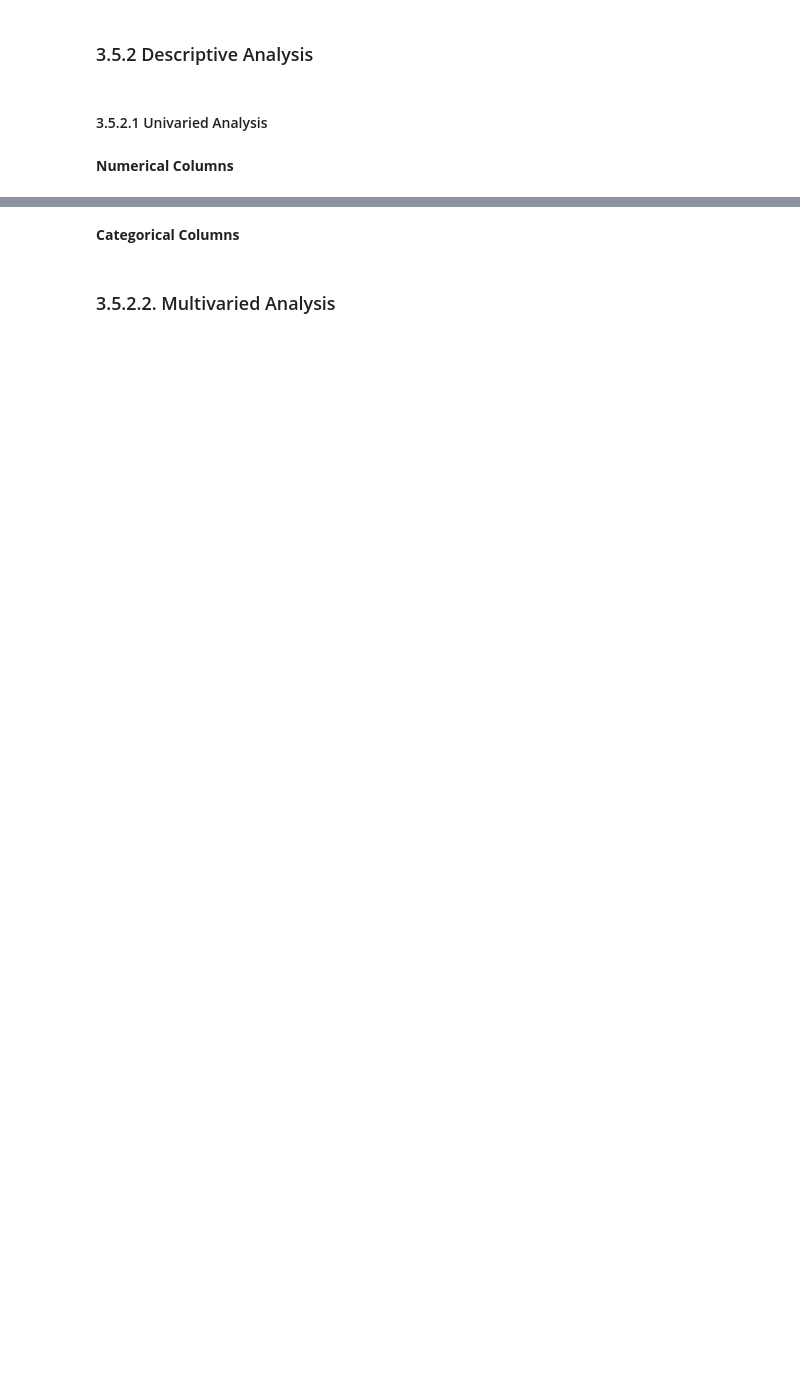
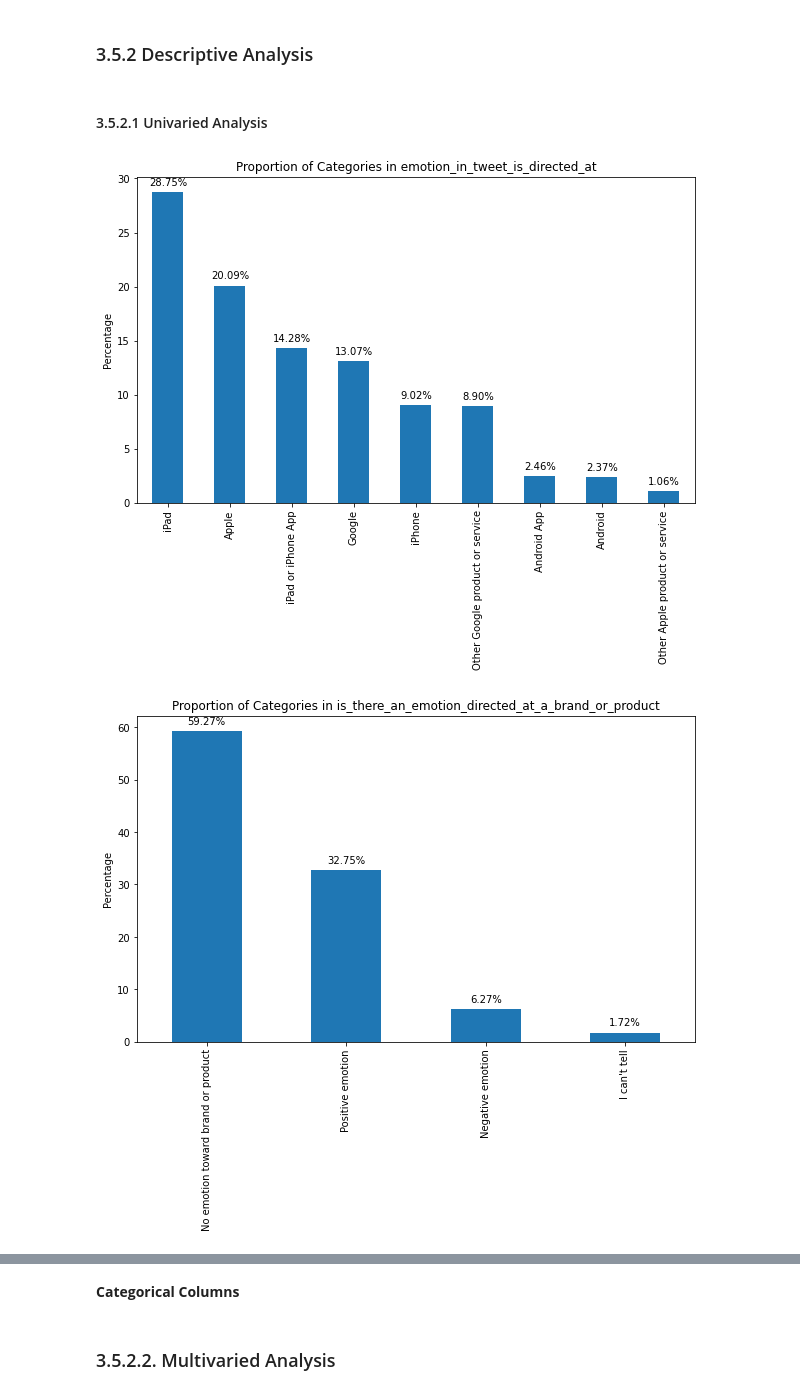
Before and after one commit to mbarriola96/Brands-product_emotions_analysis, a Jupyter notebook: 00_primary_notebook.ipynb, the cells around one changed output, grey strips where cells are left out. Cells and saved outputs as stored; diff of their text form; code cells hidden in the pictures; blank space fills up the shorter version.

```diff
--- a/00_primary_notebook.ipynb
+++ b/00_primary_notebook.ipynb
@@ -98,5 +139,8 @@ df_tweets.dtypes
 ### 3.5.2 Descriptive Analysis
 # %% [markdown]
 #### 3.5.2.1 Univaried Analysis
-# %% [markdown]
-**Numerical Columns**
+# %%
+plot_categorical_proportions(df_tweets)
+# %% [output]
+[figure, added]
+[figure, added]
```
Also changed, not shown: parts of 44 cells of this notebook, 3 other files.
